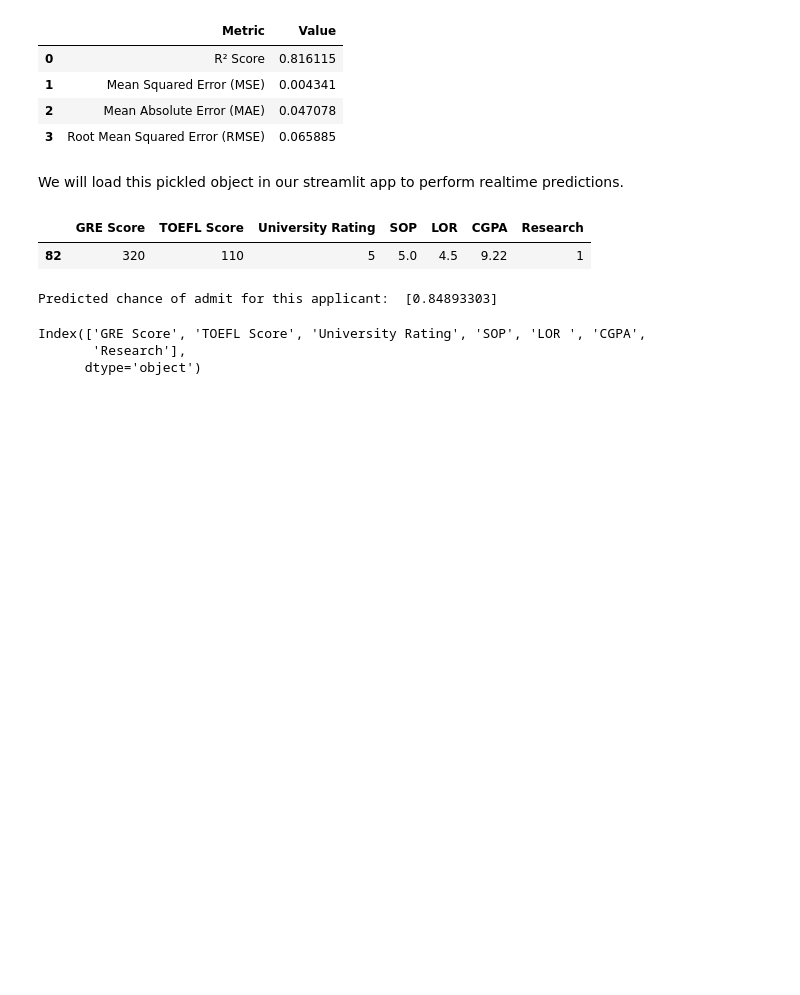
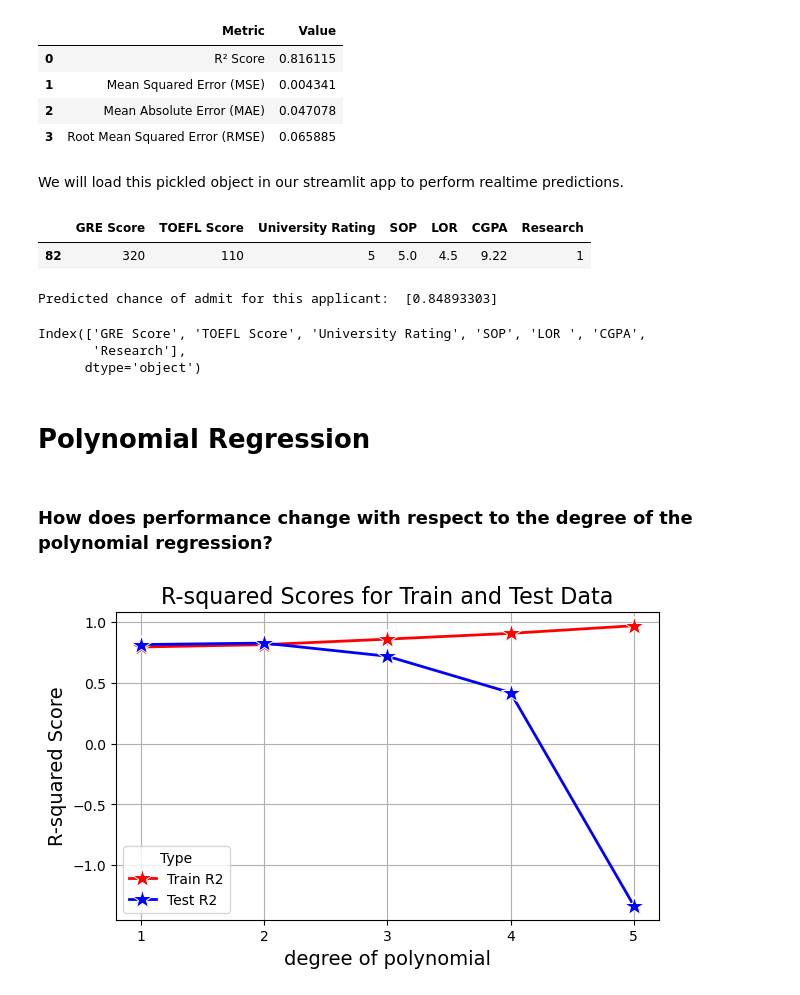
Before and after one commit to SujanNeupane42/DATA-601-Group-Project, a Jupyter notebook: modelling.ipynb, the cells around one changed output. Cells and saved outputs as stored; diff of their text form; code cells hidden in the pictures; blank space fills up the shorter version.

Commit message:
integreting polynomial regression

```diff
--- a/modelling.ipynb
+++ b/modelling.ipynb
@@ -323,3 +319,5 @@ a_single_sample.columns
 Index(['GRE Score', 'TOEFL Score', 'University Rating', 'SOP', 'LOR ', 'CGPA',
        'Research'],
       dtype='object')
+# %% [markdown]
+# Polynomial Regression
@@ -325,0 +328,45 @@ Index(['GRE Score', 'TOEFL Score', 'University Rating', 'SOP', 'LOR ', 'CGPA',
+# %%
+# column transformer will essentially help us manipulate columns in the pipeline
+preprocessor = ColumnTransformer(
+    transformers=[
+        ('num', StandardScaler(), numerical_features),  # Scaling numerical features only and -
+        ('cat', 'passthrough', categorical_features)  # - leeaving categorical features as they are
+    ])
+# %% [markdown]
+### How does performance change with respect to the degree of the polynomial regression?
+# %%
+r2_train = []
+r2_test = []
+mae_train = []
+mae_test = []
+
+for deg in range(1, 6):
+    pipeline = Pipeline(steps=[
+        ('preprocessor', preprocessor),  # Scaling the features
+        ('poly', PolynomialFeatures(degree=deg, include_bias=True)),  # Polynomial feature transformation
+        ('model', Ridge(alpha=1.0))  # Ridge regression for L2 regularization (alpha is the regularization strength)
+    ])
+
+    pipeline.fit(X_train, y_train)     # fitting on training data
+    train_preds = pipeline.predict(X_train)     # making predictions on train data
+    test_preds = pipeline.predict(test[features]) # making predictions on test data
+
+    # appending training and testing r-squared and MAE for later comparision
+    r2_train.append(r2_score(y_train, train_preds))
+    r2_test.append(r2_score(test[target], test_preds))
+
+    mae_train.append(mean_absolute_error(y_train, train_preds))
+    mae_test.append(mean_absolute_error(test[target], test_preds))
+# %%
+fig, ax = plt.subplots(figsize=(7, 4))
+sns.lineplot(x=range(1, 6), y=r2_train, ax=ax, color='red', marker="*", linewidth=2, markersize=15, label='Train R2')
+sns.lineplot(x=range(1, 6), y=r2_test, ax=ax, color="blue", marker="*", linewidth=2, markersize=15, label='Test R2')
+ax.set_title('R-squared Scores for Train and Test Data', fontsize=16)
+plt.xticks(range(1, 6))
+ax.set_xlabel('degree of polynomial', fontsize=14)
+ax.set_ylabel('R-squared Score', fontsize=14)
+ax.grid(True)
+ax.legend(title='Type')
+plt.show()
+# %% [output]
+[figure, added]
```
Also changed, not shown: parts of 20 cells of this notebook, 2 other files.
